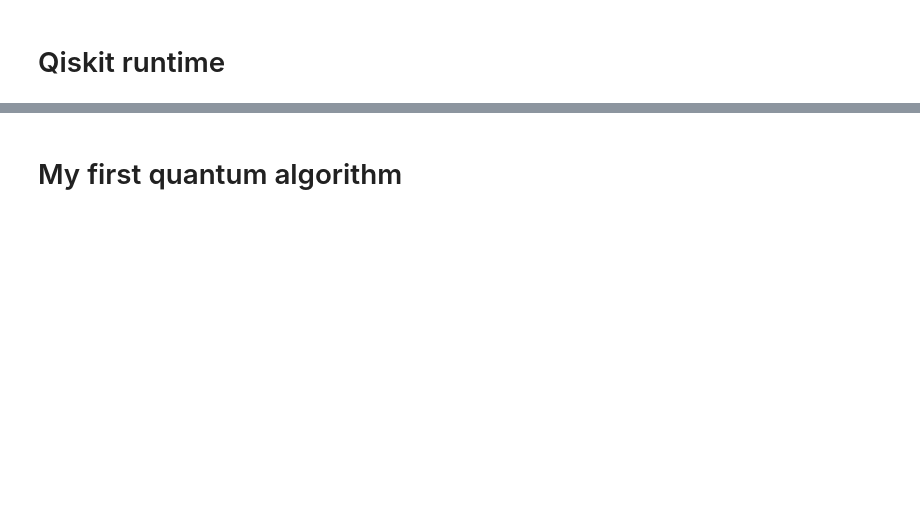
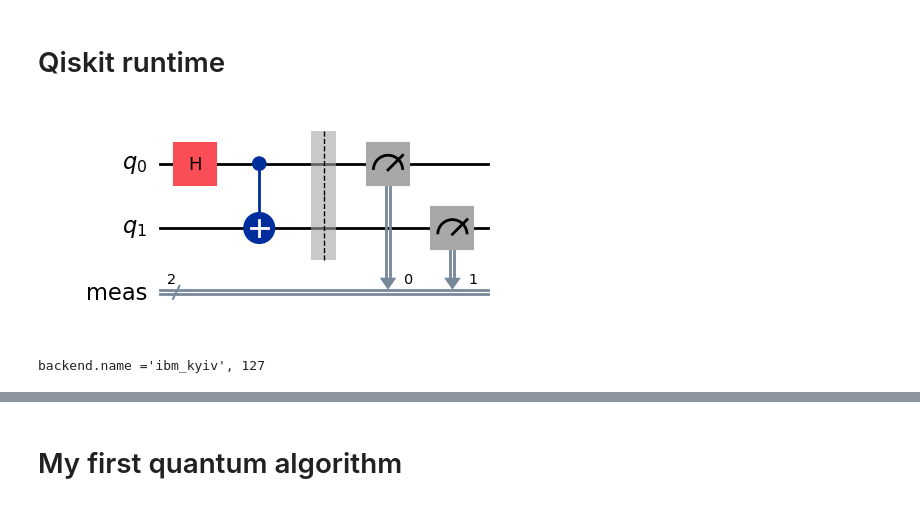
Before and after one commit to DuarteMagano/Hello-Quantum-World, a Jupyter notebook: tutorial_master.ipynb, the cells around one changed output, grey strips where cells are left out. Saved outputs shown, nothing was run; the diff lists cells and outputs as text; code cells hidden in the pictures; blank space fills up the shorter version.

```diff
--- a/tutorial_master.ipynb
+++ b/tutorial_master.ipynb
@@ -201,0 +230,9 @@ plot_histogram(counts)
+# %%
+qc = QuantumCircuit(2)
+qc.h(0)
+qc.cx(0, 1)
+qc.measure_all()
+
+qc.draw('mpl')
+# %% [output]
+[figure, added]
@@ -201,0 +247,6 @@ plot_histogram(counts)
+# %%
+# Importar um backend da IBM
+backend = service.least_busy(operational=True, simulator=False)
+print(f"{backend.name =}, {backend.num_qubits = }")
+# %% [output]
+backend.name ='ibm_kyiv', 127
```
Also changed, not shown: parts of 23 cells of this notebook.
